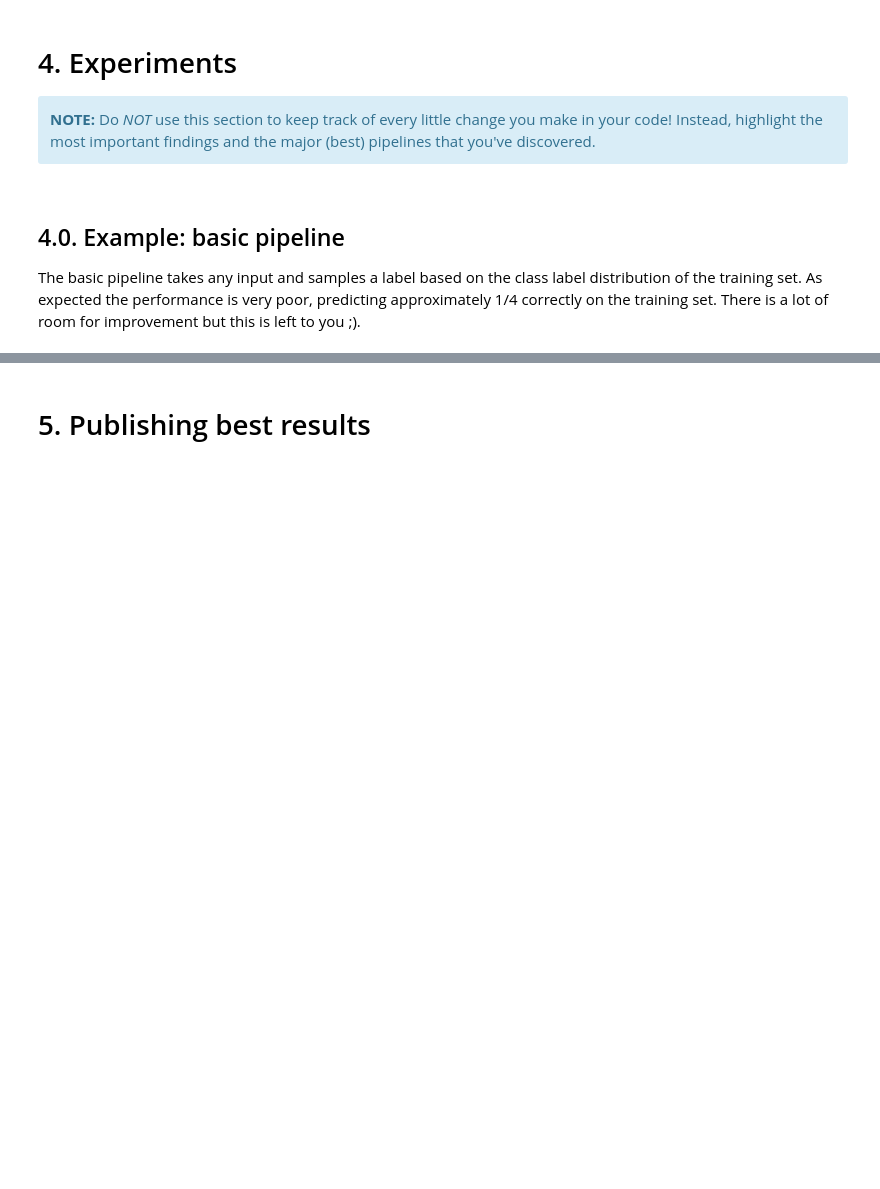
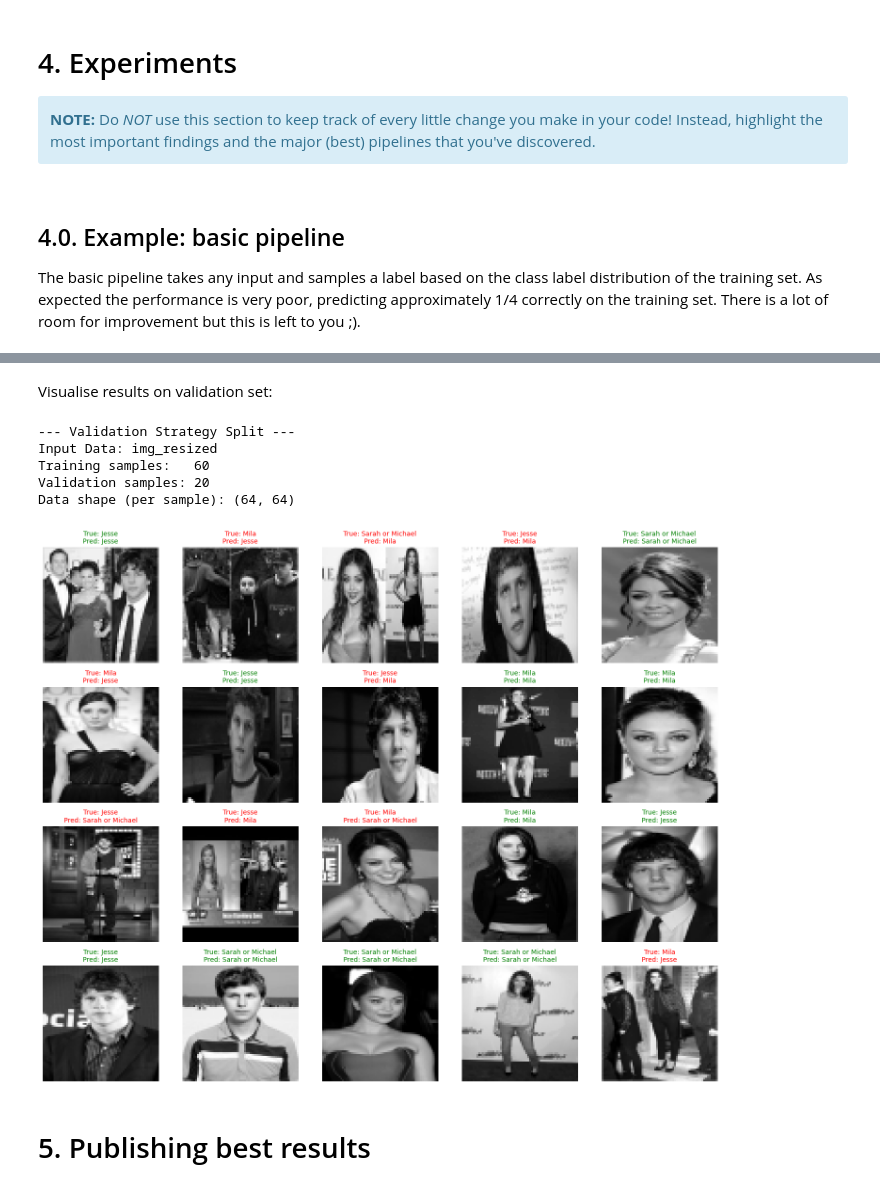
Before and after one commit to lucgrnr/computer-vision-projects, a Jupyter notebook: Assignment_1/ga1_group_27.ipynb, the cells around one changed output, grey strips where cells are left out. Drawn from its saved outputs; the diff is of its cells as text; code cells hidden in the pictures; blank space fills up the shorter version.

Commit message:
Create function to standardise image sizes Create function to create validation split Implement HOG SVM classifier Create function to visualise results

```diff
--- a/Assignment_1/ga1_group_27.ipynb
+++ b/Assignment_1/ga1_group_27.ipynb
@@ -247,9 +389,0 @@ class IdentityFeatureExtractor:
-# %%
-class HOGFeatureExtractor(IdentityFeatureExtractor):
-    """TODO: this feature extractor is under construction"""
-
-    def __init__(**params):
-        self.params = params
-
-    def transform(self, X):
-        raise NotImplmentedError
@@ -376,0 +593,5 @@ test_y_star = model(test_X)
+# %%
+# Step D: Train the model on the TRAINING split (60 images)
+print("Training the SVM model...")
+model = LinearSVCClassifier(max_iter=10000, random_state=42)
+model.fit(X_train_hog, y_train_hog)
@@ -376,0 +602,10 @@ test_y_star = model(test_X)
+# %%
+# Step E: Evaluate on the VALIDATION split (20 images)
+print("Evaluating on Validation Set...")
+y_val_pred = model.predict(X_val_hog)
+
+accuracy = accuracy_score(y_val_hog, y_val_pred)
+print(f"--- Mean Classification Accuracy (Validation): {accuracy * 100:.2f}% ---\n")
+print("\n--- Detailed Classification Report ---")
+target_names = ['Sarah or Michael', 'Jesse', 'Mila']
+print(classification_report(y_val_hog, y_val_pred, target_names=target_names))
@@ -377,3 +627,27 @@ test_y_star = model(test_X)
+# %% [markdown]
+Visualise results on validation set:
+# %%
+# 1. Grab the actual images for the validation set (using the same split)
+_, X_val_img, _, _ = get_validation_split(
+    df=train_hog,
+    feature_col='img_resized', # Point this to your image column!
+    label_col='class'
+)
+
+# 2. Plot them using the function from visualize_validation.py
+plot_validation_images(
+    X_val_images=X_val_img,
+    y_val_true=y_val_hog,
+    y_val_pred=y_val_pred,
+    class_names=target_names
+)
+# %% [output]
+--- Validation Strategy Split ---
+Input Data: img_resized
+Training samples:   60
+Validation samples: 20
+Data shape (per sample): (64, 64)
+[figure, added]
 # %% [markdown]
 # 5. Publishing best results
 # %%
```
Also changed, not shown: parts of 30 cells of this notebook.
